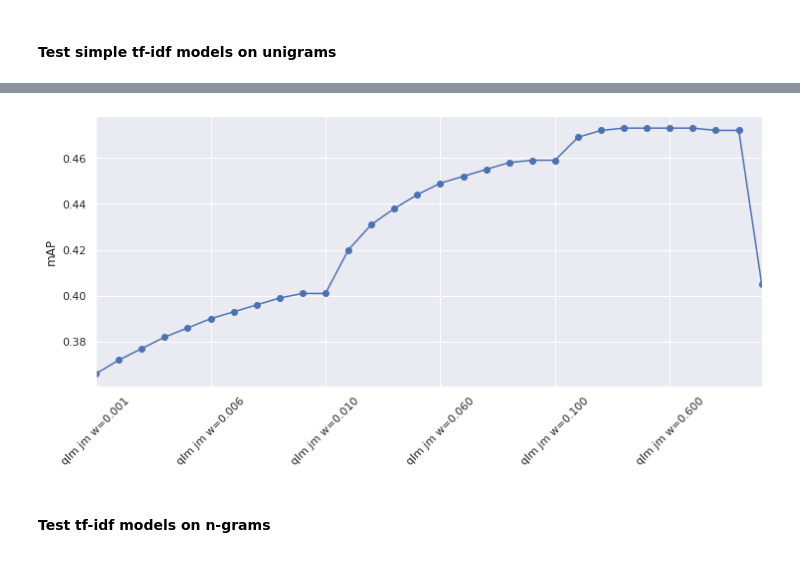
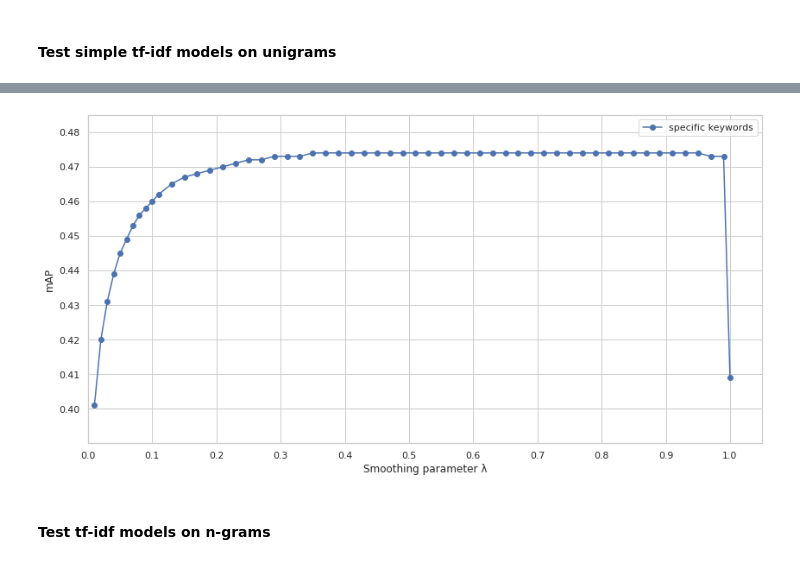
Before and after one commit to JNKielmann/Master-Thesis, a Jupyter notebook: paper_retrieval/evaluation_notebooks/qlm_evaluation.ipynb, the cells around one changed output, grey strips where cells are left out. Cells and saved outputs as stored; diff of their text form; code cells hidden in the pictures.

```diff
--- a/paper_retrieval/evaluation_notebooks/qlm_evaluation.ipynb
+++ b/paper_retrieval/evaluation_notebooks/qlm_evaluation.ipynb
@@ -17,7 +17,7 @@ pd.set_option('max_colwidth', 1000)
 import numpy as np
 import matplotlib.pyplot as plt
 import seaborn as sns
-sns.set()
+sns.set(style="whitegrid")
 
 
 from tqdm.notebook import tqdm
@@ -95,8 +94,23 @@ search_jm_smoothing_results
-# %%
-ax = search_jm_smoothing_results[("specific_keywords","mAP")].plot(figsize=(12,5), style="-bo", rot=45, legend=False)
-ax.set_ylabel("mAP");
-# %% [output]
-[figure, removed]
+# %%
+plot_data = search_jm_smoothing_results["specific keywords validation"]["mAP"]["avg"]
+err_data = search_jm_smoothing_results["specific keywords validation"]["mAP"]["err"]
+plot_data.index = np.round(jm_smoothing_weight_grid,2)
+err_data.index = np.round(jm_smoothing_weight_grid,2)
+indices1 = list(np.round(np.arange(0.01,0.11,0.01),2))
+indices2 = list(np.round(np.arange(0.11,1.0,0.02),2)) + [1.0]
+plot_data = plot_data[indices1 + indices2]
+err_data = err_data[indices1 + indices2]
+ax = plot_data.plot(label="specific keywords", figsize=(14,7), style="-o", legend=False, xticks=list(np.arange(0,1.1,0.1)), yticks=list(np.arange(0.4,0.5,0.01)), xlim=(0,1.05), ylim=(0.39,0.485))
+ax.set_ylabel("mAP");
+ax.set_xlabel("Smoothing parameter λ")
+ax.legend(loc="upper right")
+# ax.axhline(0.474, color="grey", linestyle="--")
+# plt.fill_between(plot_data.index, plot_data.values-err_data.values, plot_data.values+err_data.values,
+#     alpha=0.2, edgecolor='blue', facecolor='lightblue',
+#     linewidth=1)
+plt.savefig("images/qlm_jm_lambda_search.pdf", transparent=True, bbox_inches="tight")
+# %% [output]
+[figure, added]
 # %% [markdown]
 #### Test tf-idf models on n-grams
 # %%
```
Also changed, not shown: parts of 26 cells of this notebook, 9 other files.
